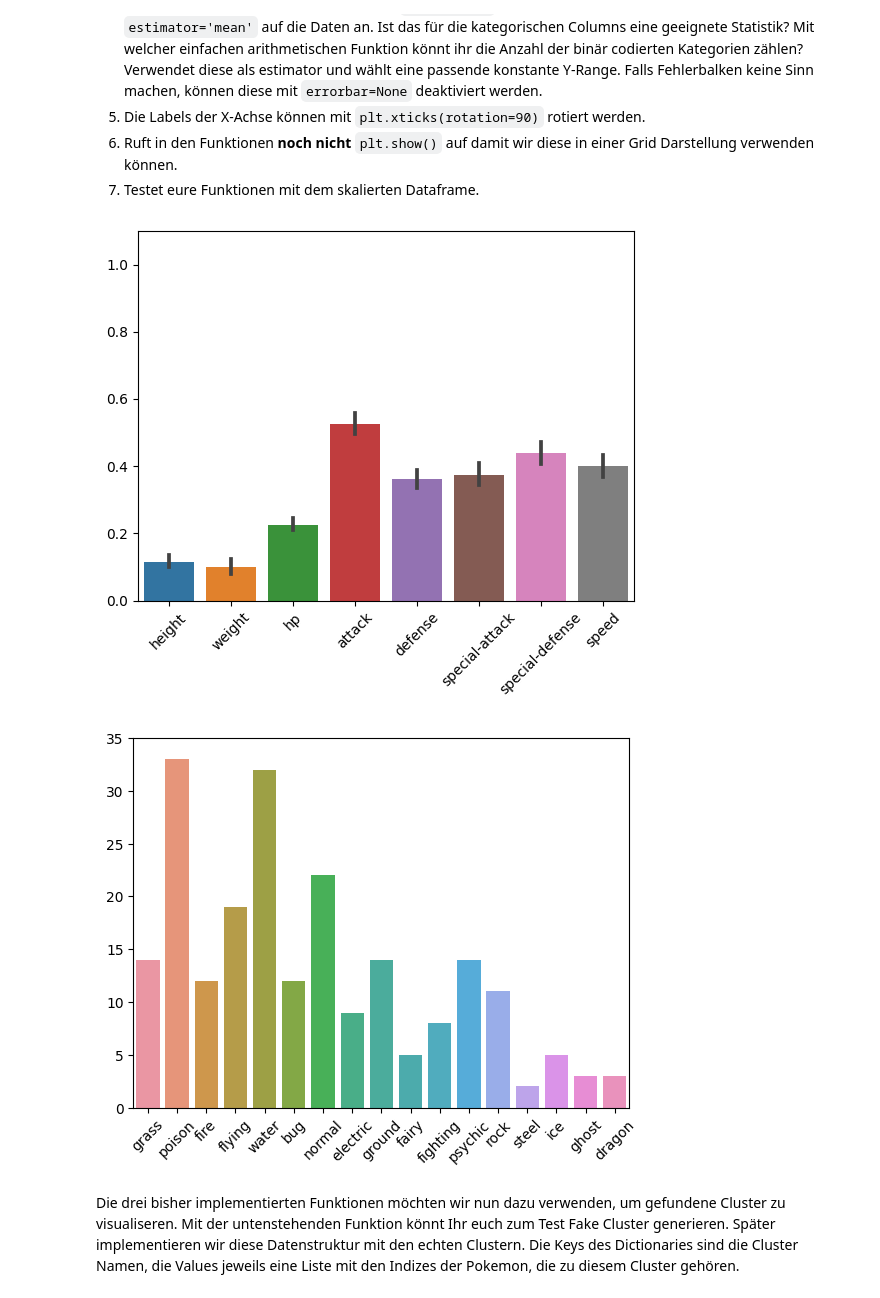
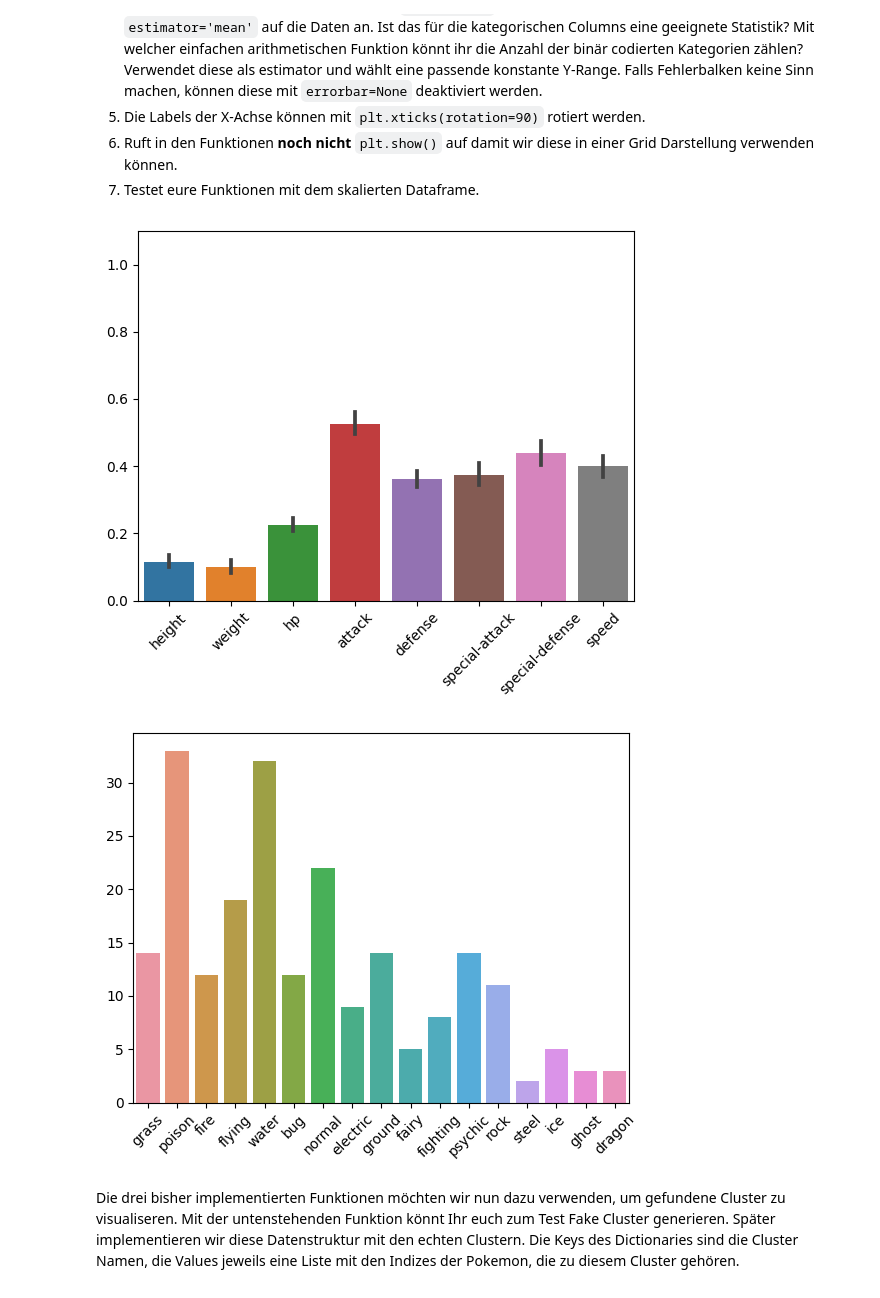
Before and after one commit to Branchverse/datamininglecture, a Jupyter notebook: 4_pokemon_clustering/VersuchPokemonClustering.ipynb, the cells around one changed output. Cells and saved outputs as stored; diff of their text form; code cells hidden in the pictures.

```diff
--- a/4_pokemon_clustering/VersuchPokemonClustering.ipynb
+++ b/4_pokemon_clustering/VersuchPokemonClustering.ipynb
@@ -448,29 +448,27 @@ plot_images(img_list)
 6. Ruft in den Funktionen **noch nicht** `plt.show()` auf damit wir diese in einer Grid Darstellung verwenden können.
 7. Testet eure Funktionen mit dem skalierten Dataframe.
 # %%
-#1 #2 #3 #4 #5 #6 TODO #7 TODO
+#1 #2 #3 #4 #5 #6 #7
 import matplotlib.pyplot as plt
 import seaborn as sns
 
 def plot_numerics(dataframe):
     sns.barplot(data=dataframe[notype_columns])
     plt.xticks(rotation=45)
     plt.ylim(0, 1.1)
 
 def plot_categories(dataframe):
     sns.barplot(data=dataframe[type_columns], estimator='sum', errorbar=None) # Mean kacke weil es ist eig ein True/False Feld, daher Anzahl besser
     plt.xticks(rotation=45)
-    plt.ylim(0, 35)
-
 
 plot_numerics(df_scaled)
 plt.show()
 
 plot_categories(df_scaled)
 plt.show()
 # %% [output]
 [figure]
-[figure, old version]
+[figure, new version]
 # %% [markdown]
 Die drei bisher implementierten Funktionen möchten wir nun dazu verwenden, um gefundene Cluster zu visualiseren. Mit der untenstehenden Funktion könnt Ihr euch zum Test Fake Cluster generieren. Später implementieren wir diese Datenstruktur mit den echten Clustern. Die Keys des Dictionaries sind die Cluster Namen, die Values jeweils eine Liste mit den Indizes der Pokemon, die zu diesem Cluster gehören.
 # %%
```
Also changed, not shown: parts of 3 cells of this notebook.
